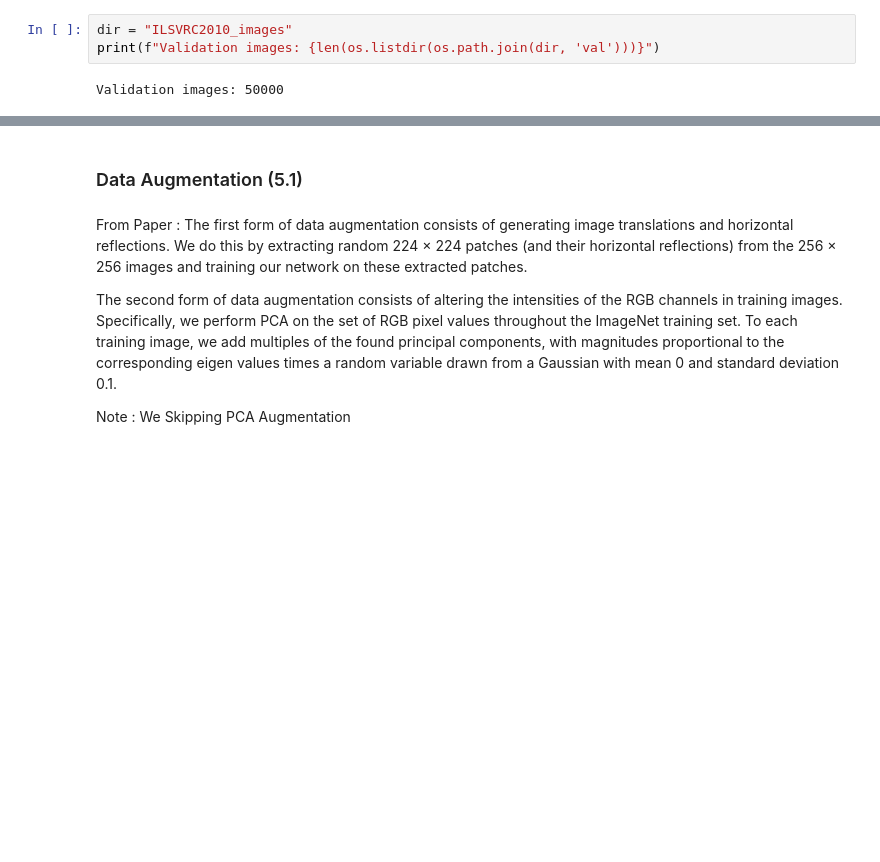
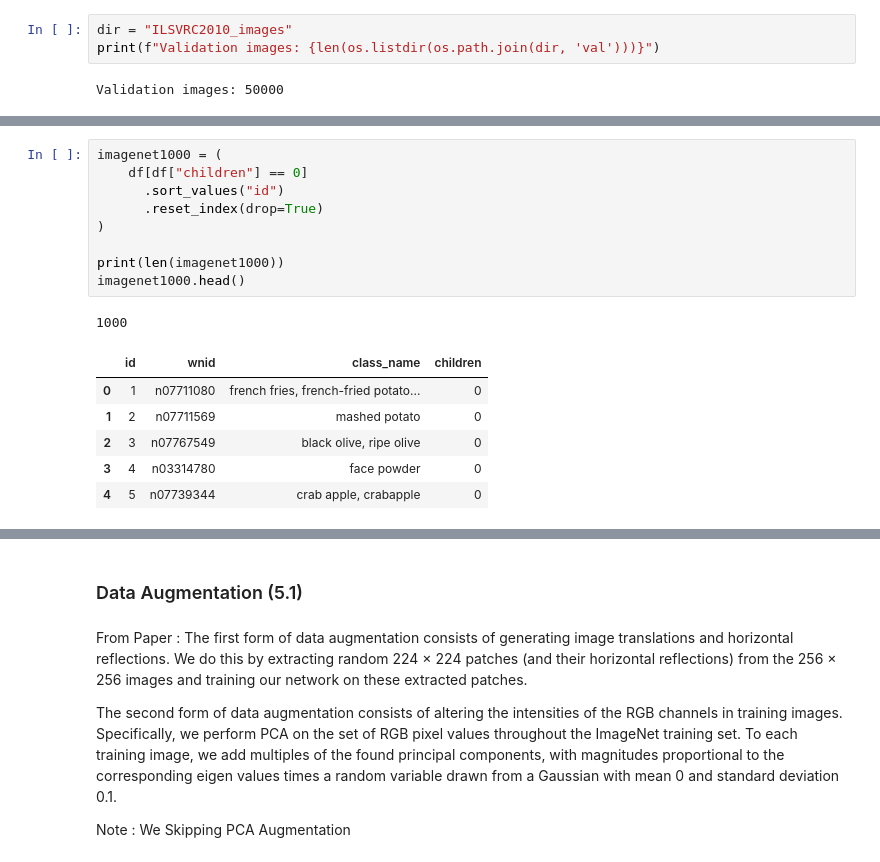
Before and after one commit to prashanthprabhu24/PaperClip, a Jupyter notebook: Imagenet/AlexNet.ipynb, the cells around one changed output, grey strips where cells are left out. Saved outputs shown, nothing was run; the diff lists cells and outputs as text; blank space fills up the shorter version.

```diff
--- a/Imagenet/AlexNet.ipynb
+++ b/Imagenet/AlexNet.ipynb
@@ -46,0 +101,17 @@ Validation images: 50000
+# %%
+imagenet1000 = (
+    df[df["children"] == 0]
+      .sort_values("id")
+      .reset_index(drop=True)
+)
+
+print(len(imagenet1000))
+imagenet1000.head()
+# %% [output]
+1000
+|  | id | wnid | class_name | children |
+| 0 | 1 | n07711080 | french fries, french-fried potato... | 0 |
+| 1 | 2 | n07711569 | mashed potato | 0 |
+| 2 | 3 | n07767549 | black olive, ripe olive | 0 |
+| 3 | 4 | n03314780 | face powder | 0 |
+| 4 | 5 | n07739344 | crab apple, crabapple | 0 |
```
Also changed, not shown: parts of 26 cells of this notebook.
